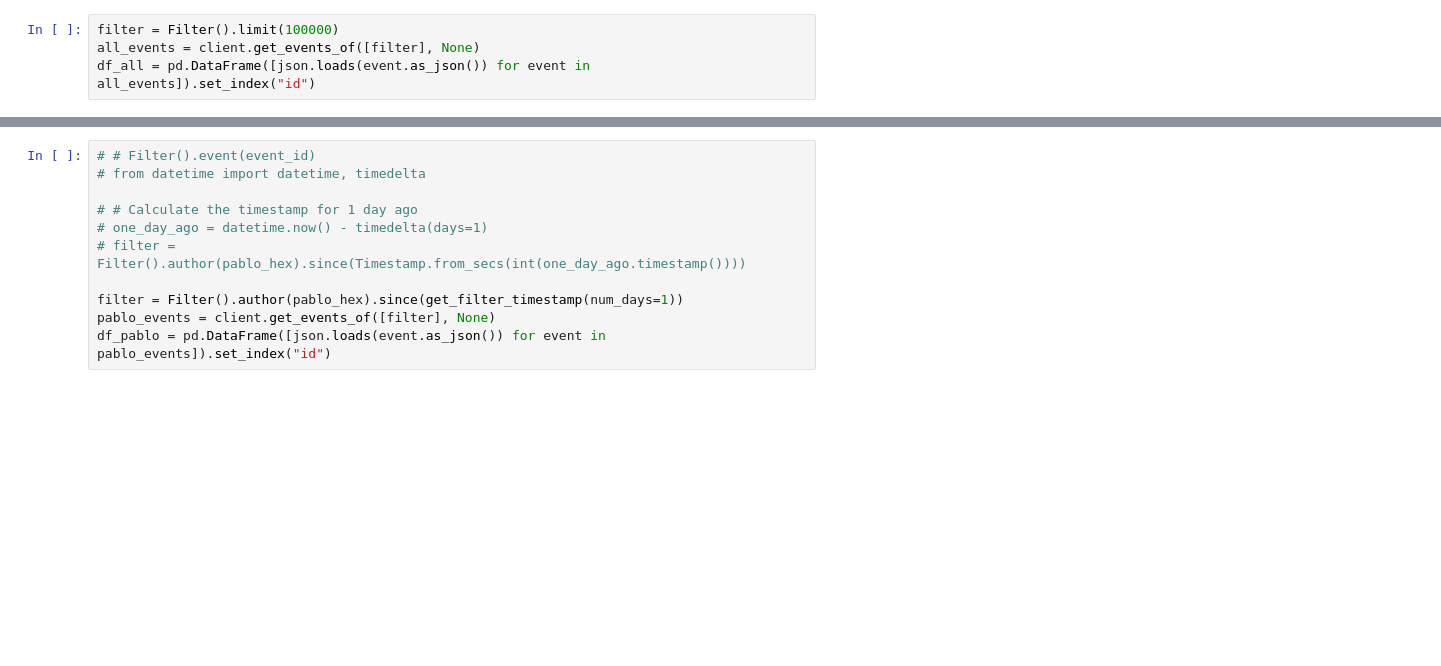
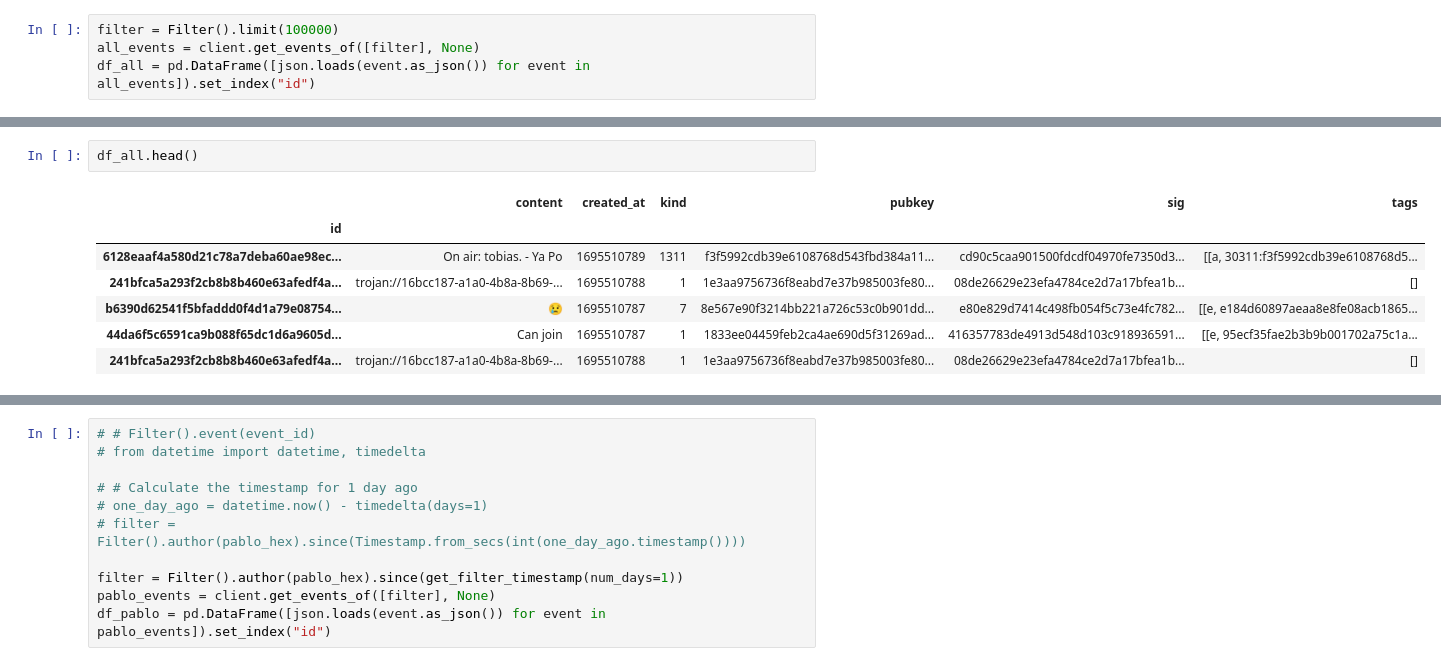
Before and after one commit to wilfredallyn/purplepy, a Jupyter notebook: query.ipynb, the cells around one changed output, grey strips where cells are left out. Cells and saved outputs as stored; diff of their text form; blank space fills up the shorter version.

```diff
--- a/query.ipynb
+++ b/query.ipynb
@@ -77,2 +149,12 @@ df_all = pd.DataFrame([json.loads(event.as_json()) for event in all_events]).set
+# %%
+df_all.head()
+# %% [output]
+|  | content | created_at | kind | pubkey | sig | tags |
+| id |  |  |  |  |  |  |
+| 6128eaaf4a580d21c78a7deba60ae98ec... | On air: tobias. - Ya Po | 1695510789 | 1311 | f3f5992cdb39e6108768d543fbd384a11... | cd90c5caa901500fdcdf04970fe7350d3... | [[a, 30311:f3f5992cdb39e6108768d5... |
+| 241bfca5a293f2cb8b8b460e63afedf4a... | trojan://16bcc187-a1a0-4b8a-8b69-... | 1695510788 | 1 | 1e3aa9756736f8eabd7e37b985003fe80... | 08de26629e23efa4784ce2d7a17bfea1b... | [] |
+| b6390d62541f5bfaddd0f4d1a79e08754... | 😢 | 1695510787 | 7 | 8e567e90f3214bb221a726c53c0b901dd... | e80e829d7414c498fb054f5c73e4fc782... | [[e, e184d60897aeaa8e8fe08acb1865... |
+| 44da6f5c6591ca9b088f65dc1d6a9605d... | Can join | 1695510787 | 1 | 1833ee04459feb2ca4ae690d5f31269ad... | 416357783de4913d548d103c918936591... | [[e, 95ecf35fae2b3b9b001702a75c1a... |
+| 241bfca5a293f2cb8b8b460e63afedf4a... | trojan://16bcc187-a1a0-4b8a-8b69-... | 1695510788 | 1 | 1e3aa9756736f8eabd7e37b985003fe80... | 08de26629e23efa4784ce2d7a17bfea1b... | [] |
 # %%
 Timestamp.now().to_human_datetime()
```
Also changed, not shown: parts of 27 cells of this notebook, 1 other file.
